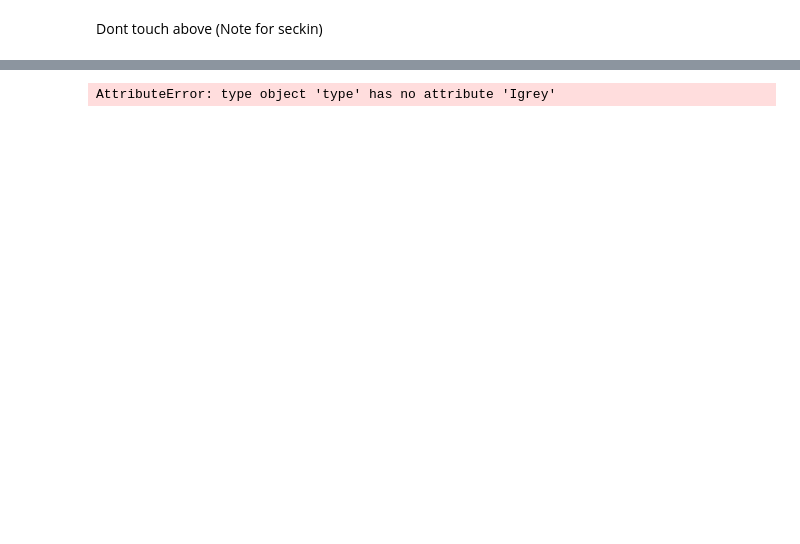
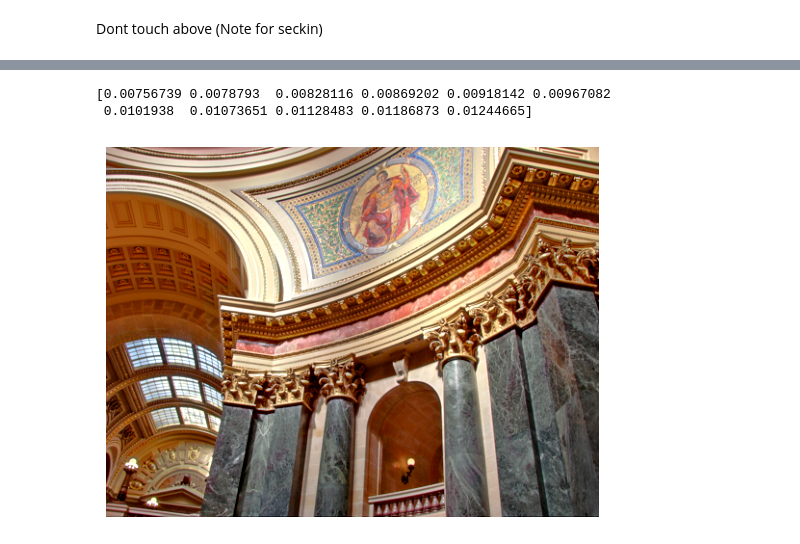
Before and after one commit to secking09/thesis, a Jupyter notebook: vi7.ipynb, the cells around one changed output, grey strips where cells are left out. Drawn from its saved outputs; the diff is of its cells as text; code cells hidden in the pictures; blank space fills up the shorter version.

```diff
--- a/vi7.ipynb
+++ b/vi7.ipynb
@@ -641,4 +713,18 @@ print(B)
-# %%
-print(type.Igrey)
-# %% [output]
-AttributeError: type object 'type' has no attribute 'Igrey'
+# %%
+Iones = np.ones((384,512))
+np_nor = s1*s2
+for i in range(s4):
+    Ig = rgb2grey(imgSeq[:,:,:,i])
+
+    Igpad = symmetric_pad(Ig,3)
+
+    L[:,:,i] = convolve2d(Igpad,H,mode='valid')
+
+    gMu[:,:,i] = Iones * (Ig.sum()/np_nor)
+
+    BaseMu[:,:,i] = fastGF(Ig,r,epsil,2.5)
+# %%
+print(BaseMu[140:151,120,0] + 0.0022)
+# %% [output]
+[0.00756739 0.0078793  0.00828116 0.00869202 0.00918142 0.00967082
+ 0.0101938  0.01073651 0.01128483 0.01186873 0.01244665]
@@ -644,0 +783,26 @@ AttributeError: type object 'type' has no attribute 'Igrey'
+# %%
+Sig2 = 2 * (SigD ** 2)
+dsMap = np.exp(-1 * (L - 0.5) ** 2 / Sig2) + 1e-6
+normalizer = np.sum(dsMap, axis=2, keepdims=True)
+dsMap = dsMap / normalizer
+
+dmuMap = np.exp(-0.5 * (((gMu - 0.5) ** 2) / (gSig ** 2) + ((fI - 0.5) ** 2) / (lSig ** 2)))
+normalizer = np.sum(dmuMap, axis=2, keepdims=True)
+dmuMap = dmuMap / normalizer
+
+# Fusion
+FI = np.zeros((s1, s2, 3))
+for j in range(3):
+    Ist = imgSeq[:, :, j, :] - BaseMu  # The Detail Layer
+    FI[:, :, j] = np.sum((alpha * dsMap * Ist + dmuMap * fI), axis=2)
+
+FI = np.clip(FI, 0, 1)
+# %%
+import matplotlib.pyplot as plt
+
+# Assuming 'image_array' is your array with shape (height, width, 3)
+plt.imshow(FI)
+plt.axis('off')  # Turn off axis labels
+plt.show()
+# %% [output]
+[figure, added]
```
Also changed, not shown: parts of 19 cells of this notebook.
